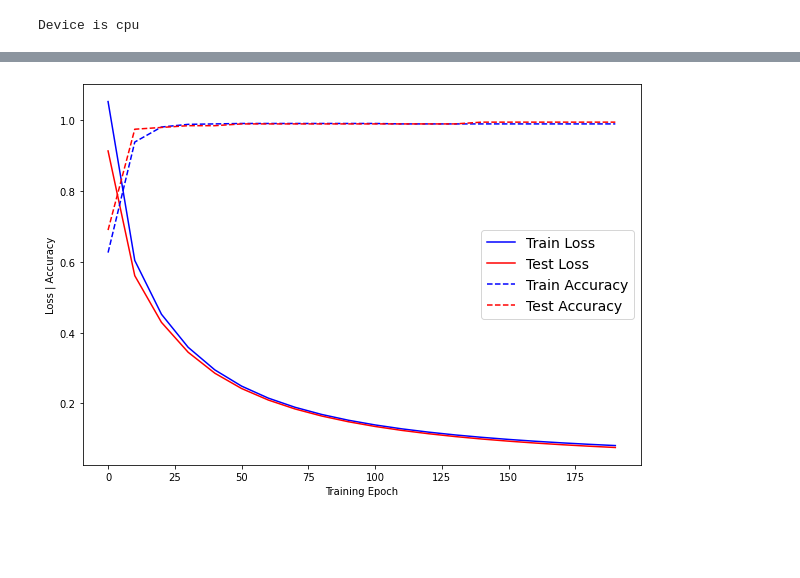
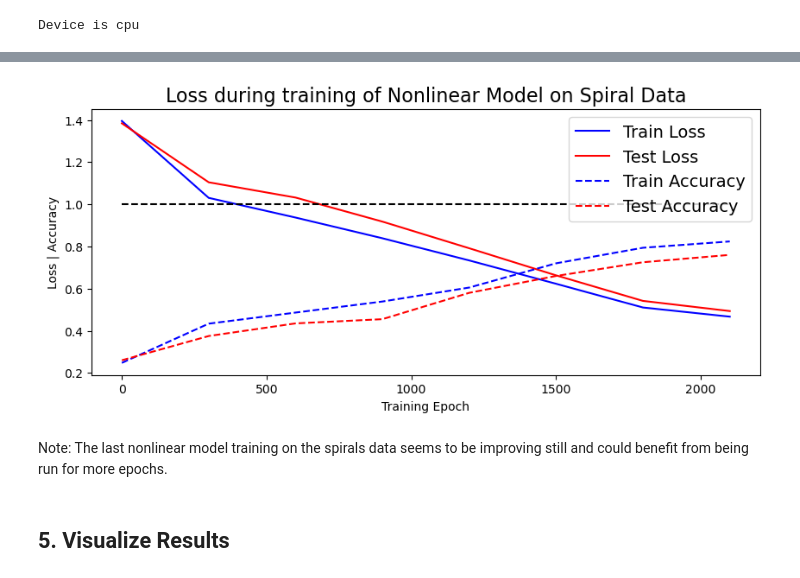
Before and after one commit to chris-warner-II/pytorch_projects, a Jupyter notebook: 03_Multi_Classification.ipynb, the cells around one changed output, grey strips where cells are left out. Drawn from its saved outputs; the diff is of its cells as text; code cells hidden in the pictures; blank space fills up the shorter version.

Commit message:
Multiclass classification now uses multiple datasets and multiple models

```diff
--- a/03_Multi_Classification.ipynb
+++ b/03_Multi_Classification.ipynb
@@ -131,12 +264,21 @@ optimizer = torch.optim.SGD(params=model0.parameters(),
 # %%
-model0.eval()
+for d, [X_train, X_test, y_train, y_test, datatype] in enumerate(ds):
 
-with torch.inference_mode():
-    y_logits = model0(X_test)
+    for nl, NL_TYPE in enumerate(NL_TYPE_list):
 
-y_prob = torch.softmax(y_logits,dim=1) # convert logits to prediction probabilities
-y_pred = torch.argmax(y_prob,dim=1) # find location of max after softmax
+        model = models[d][nl]
 
-loss_untrained = loss_fn(y_logits, y_test)
+        model.eval()
 
-acc_untrained = accuracy_fn(y_pred, y_test)
+        with torch.inference_mode():
+            y_logits = model(X_test)
+
+        y_prob = torch.softmax(y_logits,dim=1) # convert logits to prediction probabilities
+        y_pred = torch.argmax(y_prob,dim=1) # find location of max after softmax
+
+        loss_untrained = loss_fn(y_logits, y_test)
+
+        acc_untrained = accuracy_fn(y_pred, y_test)
+
+        print(f"Untrained Model with {NL_TYPE} NL on {datatype} \n      Loss: {loss_untrained.item():.4f} | Accuracy: {acc_untrained.item():.4f}")
+    print("\n")
@@ -211,11 +393,18 @@ Epoch:  190 | Loss: 0.0809 - Acc: 0.990 | Test Loss: 0.0754 - Test Acc: 0.995
 # %%
-# Plot learning curves during training.
-
-plot_loss(epoch=epoch_count,
-          loss=loss_count,
-          test_loss=test_loss_count,
-          acc=accuracy_count,
-          test_acc=test_accuracy_count)
+# Plot the loss
+if verbose:
+    plt.figure(figsize=(10,4))
+    plot_loss(epoch = epoch_count,
+             loss = loss_count,
+             test_loss = test_loss_count,
+             acc = accuracy_count,
+             test_acc = test_accuracy_count,
+             y_scale='linear')
+    plt.title(f"Loss during training of Nonlinear Model on Spiral Data",fontsize=16);
 # %% [output]
-[figure, old version]
+[figure, new version]
+# %% [markdown]
+Note: The last nonlinear model training on the spirals data seems to be improving still and could benefit from being run for more epochs.
+# %% [markdown]
+## 5. Visualize Results
 # %%
```
Also changed, not shown: parts of 31 cells of this notebook.
